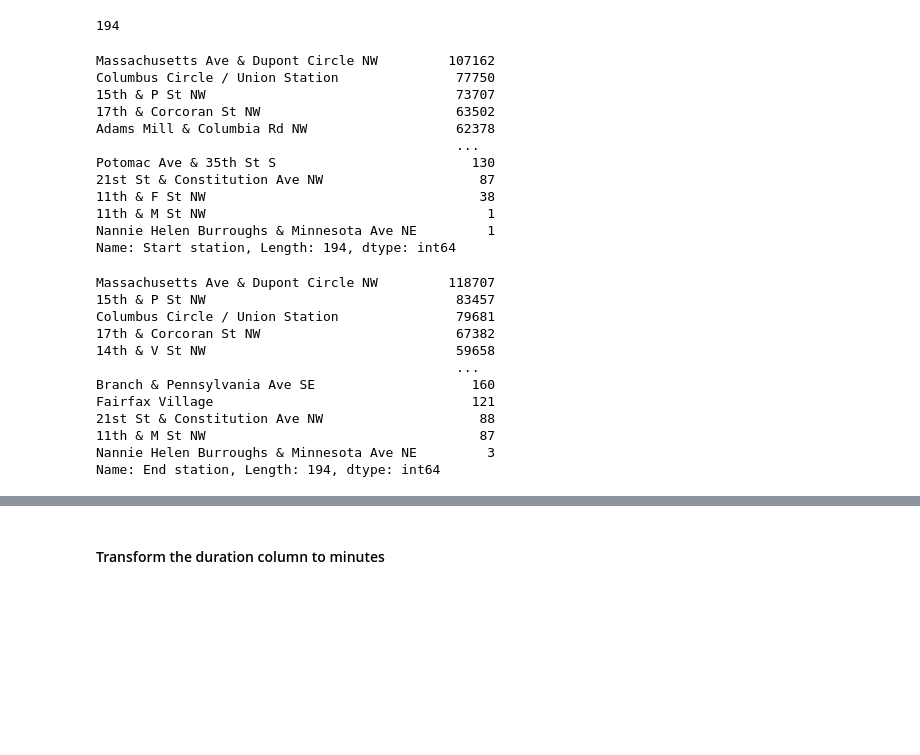
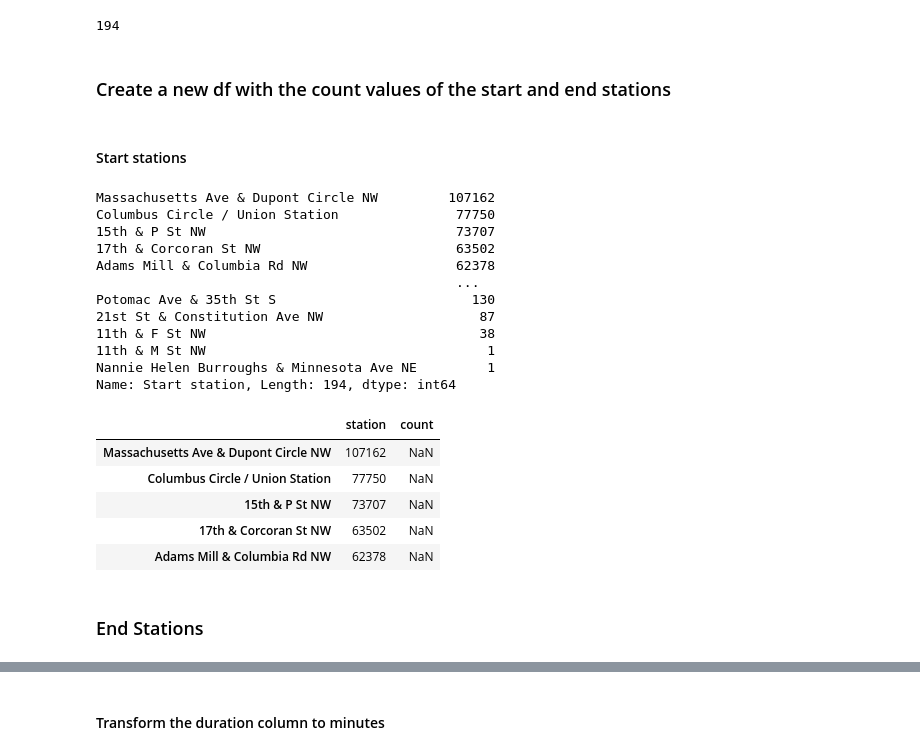
Before and after one commit to MaxLopezSalgado/capital_bike_sharing, a Jupyter notebook: data_wrangling/data_wrangling.ipynb, the cells around one changed output, grey strips where cells are left out. Cells and saved outputs as stored; diff of their text form; code cells hidden in the pictures; blank space fills up the shorter version.

```diff
--- a/data_wrangling/data_wrangling.ipynb
+++ b/data_wrangling/data_wrangling.ipynb
@@ -655,12 +660,15 @@ display(trip_history['End station'].nunique())
 # %% [output]
 194
 194
+# %% [markdown]
+### Create a new df with the count values of the start and end stations
+# %% [markdown]
+#### Start stations
 # %%
 # count the unique values of the columns start station and end station
 start_station_count_2011_2012 = trip_history['Start station'].value_counts()
-end_station_count_2011_2012 = trip_history['End station'].value_counts()
+
 display(start_station_count_2011_2012)
-display(end_station_count_2011_2012)
 # %% [output]
 Massachusetts Ave & Dupont Circle NW         107162
 Columbus Circle / Union Station               77750
@@ -674,21 +682,26 @@ Potomac Ave & 35th St S                         130
 11th & M St NW                                    1
 Nannie Helen Burroughs & Minnesota Ave NE         1
 Name: Start station, Length: 194, dtype: int64
-Massachusetts Ave & Dupont Circle NW         118707
-15th & P St NW                                83457
-Columbus Circle / Union Station               79681
-17th & Corcoran St NW                         67382
-14th & V St NW                                59658
-                                              ...
-Branch & Pennsylvania Ave SE                    160
-Fairfax Village                                 121
-21st St & Constitution Ave NW                    88
-11th & M St NW                                   87
-Nannie Helen Burroughs & Minnesota Ave NE         3
-Name: End station, Length: 194, dtype: int64
+# %%
+# Transform the start_station_count_2011_2012 to a data frame with column names and index
+start_station_count_2011_2012 = pd.DataFrame(start_station_count_2011_2012, columns=['Start station', 'count'])
+start_station_count_2011_2012.reset_index(drop=False)
+start_station_count_2011_2012.columns = ['station', 'count']
+
+# check the first 5 rows of the start_station_count_2011_2012 dataset
+display(start_station_count_2011_2012.head())
+# %% [output]
+|  | station | count |
+| Massachusetts Ave & Dupont Circle NW | 107162 | NaN |
+| Columbus Circle / Union Station | 77750 | NaN |
+| 15th & P St NW | 73707 | NaN |
+| 17th & Corcoran St NW | 63502 | NaN |
+| Adams Mill & Columbia Rd NW | 62378 | NaN |
 # %%
 # create a list with the unique values of the columns start station
 start_station = trip_history['Start station'].unique().tolist()
 
 # export the list to a csv file to the datasets folder
 pd.DataFrame(start_station).to_csv('/Users/maximilianolopezsalgado/data_projects/capital_bike_sharing/datasets/stations_list.csv', index=False)
+# %% [markdown]
+### End Stations
```
Also changed, not shown: parts of 12 cells of this notebook.
